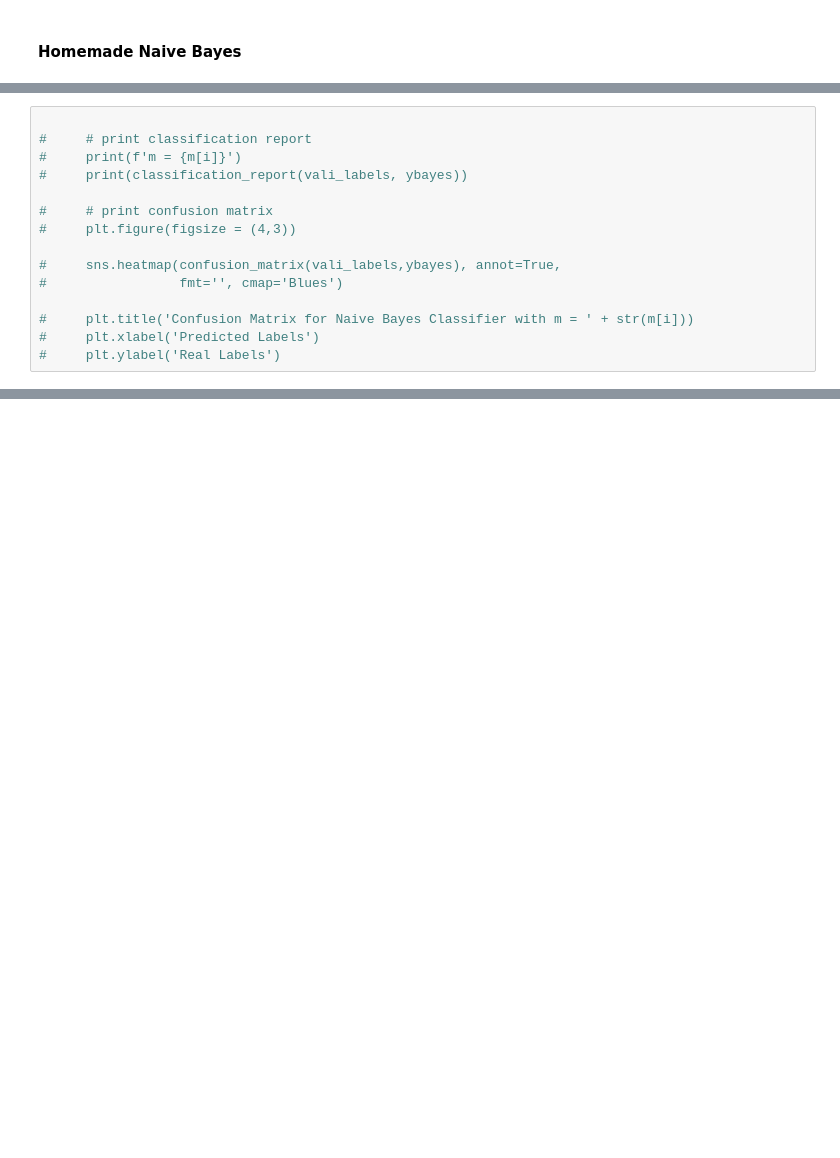
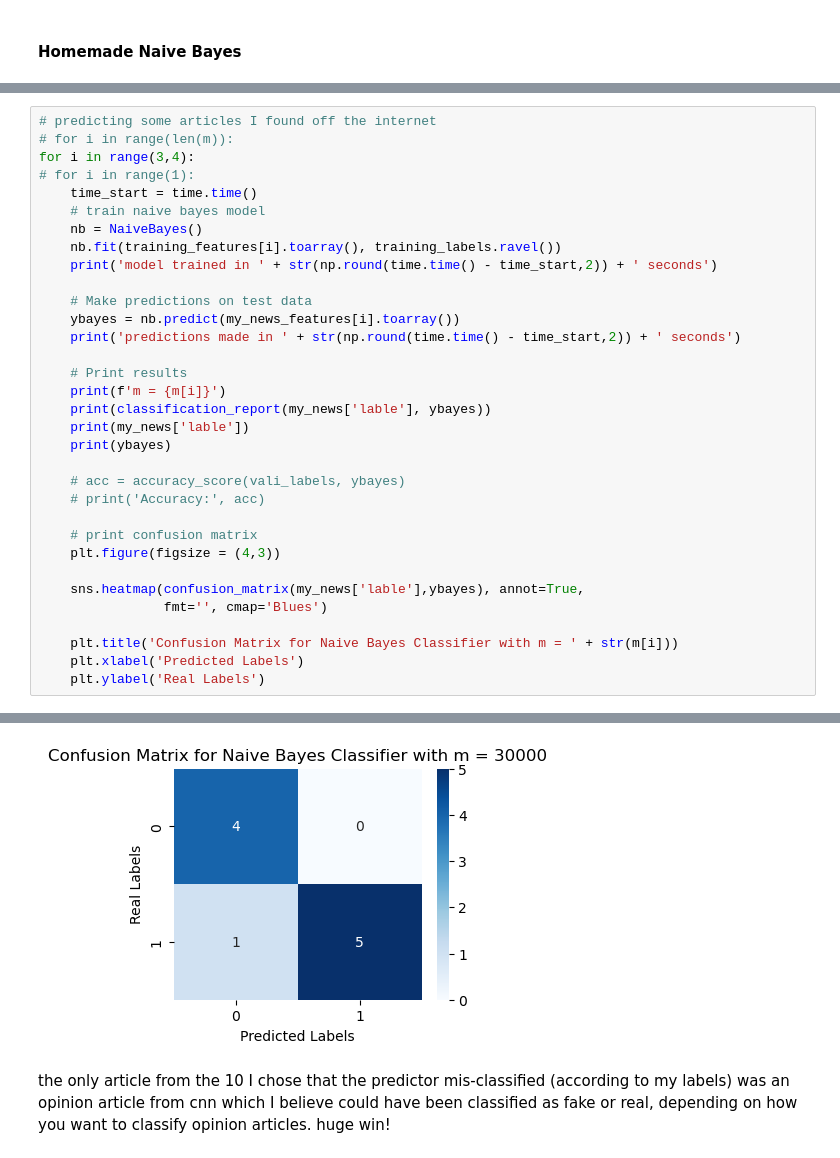
Before and after one commit to ahedrick510/machine_learning, a Jupyter notebook: Final Project/naivebayes_fakenewsclassifier.ipynb, the cells around one changed output, grey strips where cells are left out. Cells and saved outputs as stored; diff of their text form; blank space fills up the shorter version.

```diff
--- a/Final Project/naivebayes_fakenewsclassifier.ipynb
+++ b/Final Project/naivebayes_fakenewsclassifier.ipynb
@@ -223,15 +323,34 @@ AttributeError: flatten not found
 # %%
+# predicting some articles I found off the internet
+# for i in range(len(m)):
+for i in range(3,4):
+# for i in range(1):
+    time_start = time.time()
+    # train naive bayes model
+    nb = NaiveBayes()
+    nb.fit(training_features[i].toarray(), training_labels.ravel())
+    print('model trained in ' + str(np.round(time.time() - time_start,2)) + ' seconds')
 
-#     # print classification report
-#     print(f'm = {m[i]}')
-#     print(classification_report(vali_labels, ybayes))
+    # Make predictions on test data
+    ybayes = nb.predict(my_news_features[i].toarray())
+    print('predictions made in ' + str(np.round(time.time() - time_start,2)) + ' seconds')
 
-#     # print confusion matrix
-#     plt.figure(figsize = (4,3))
+    # Print results
+    print(f'm = {m[i]}')
+    print(classification_report(my_news['lable'], ybayes))
+    print(my_news['lable'])
+    print(ybayes)
 
-#     sns.heatmap(confusion_matrix(vali_labels,ybayes), annot=True,
-#                 fmt='', cmap='Blues')
+    # acc = accuracy_score(vali_labels, ybayes)
+    # print('Accuracy:', acc)
 
-#     plt.title('Confusion Matrix for Naive Bayes Classifier with m = ' + str(m[i]))
-#     plt.xlabel('Predicted Labels')
-#     plt.ylabel('Real Labels')
+    # print confusion matrix
+    plt.figure(figsize = (4,3))
+
+    sns.heatmap(confusion_matrix(my_news['lable'],ybayes), annot=True,
+                fmt='', cmap='Blues')
+
+    plt.title('Confusion Matrix for Naive Bayes Classifier with m = ' + str(m[i]))
+    plt.xlabel('Predicted Labels')
+    plt.ylabel('Real Labels')
+# %% [output]
@@ -237,0 +374,3 @@ AttributeError: flatten not found
+[figure, added]
+# %% [markdown]
+the only article from the 10 I chose that the predictor mis-classified (according to my labels) was an opinion article from cnn which I believe could have been classified as fake or real, depending on how you want to classify opinion articles. huge win!
```
Also changed, not shown: parts of 8 cells of this notebook.
